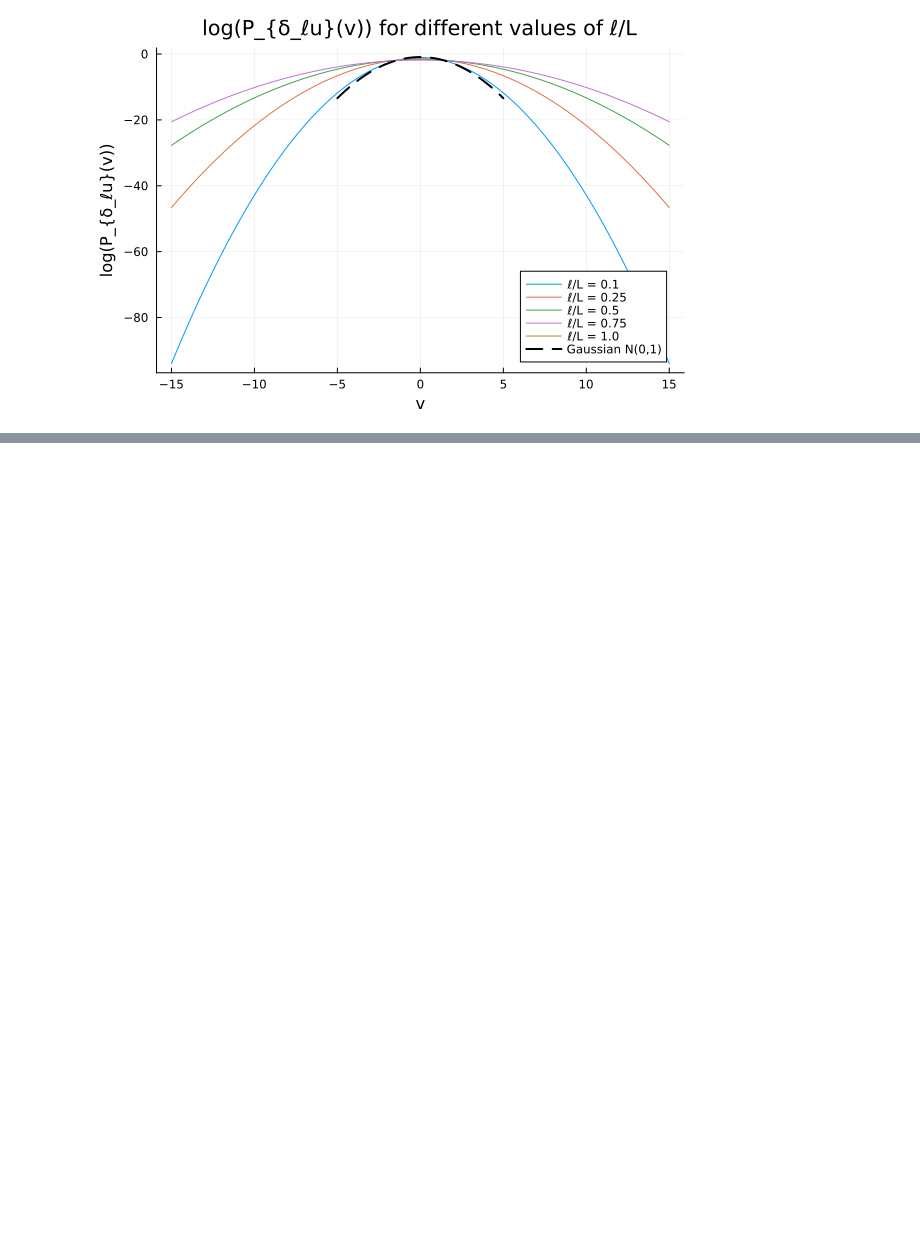
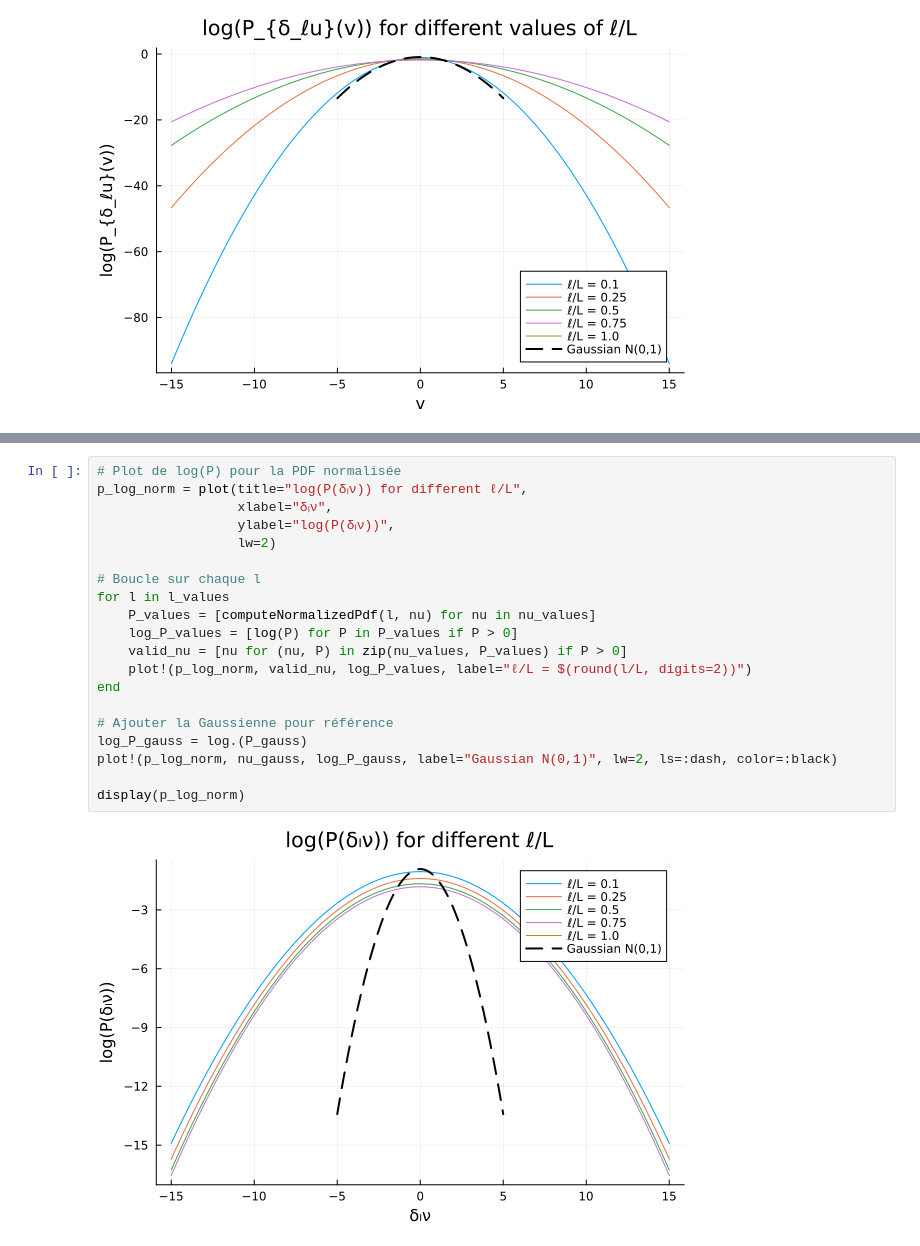
Before and after one commit to pleflohic/turbulence-velocity-increments, a Jupyter notebook: notebook.ipynb, the cells around one changed output, grey strips where cells are left out. Saved outputs shown, nothing was run; the diff lists cells and outputs as text; blank space fills up the shorter version.

```diff
--- a/notebook.ipynb
+++ b/notebook.ipynb
@@ -145,0 +195,22 @@ display(p1)
+# %%
+# Plot de log(P) pour la PDF normalisée
+p_log_norm = plot(title="log(P(δₗν)) for different ℓ/L",
+                  xlabel="δₗν",
+                  ylabel="log(P(δₗν))",
+                  lw=2)
+
+# Boucle sur chaque l
+for l in l_values
+    P_values = [computeNormalizedPdf(l, nu) for nu in nu_values]
+    log_P_values = [log(P) for P in P_values if P > 0]
+    valid_nu = [nu for (nu, P) in zip(nu_values, P_values) if P > 0]
+    plot!(p_log_norm, valid_nu, log_P_values, label="ℓ/L = $(round(l/L, digits=2))")
+end
+
+# Ajouter la Gaussienne pour référence
+log_P_gauss = log.(P_gauss)
+plot!(p_log_norm, nu_gauss, log_P_gauss, label="Gaussian N(0,1)", lw=2, ls=:dash, color=:black)
+
+display(p_log_norm)
+# %% [output]
+[figure, added]
```
Also changed, not shown: parts of 3 cells of this notebook.
